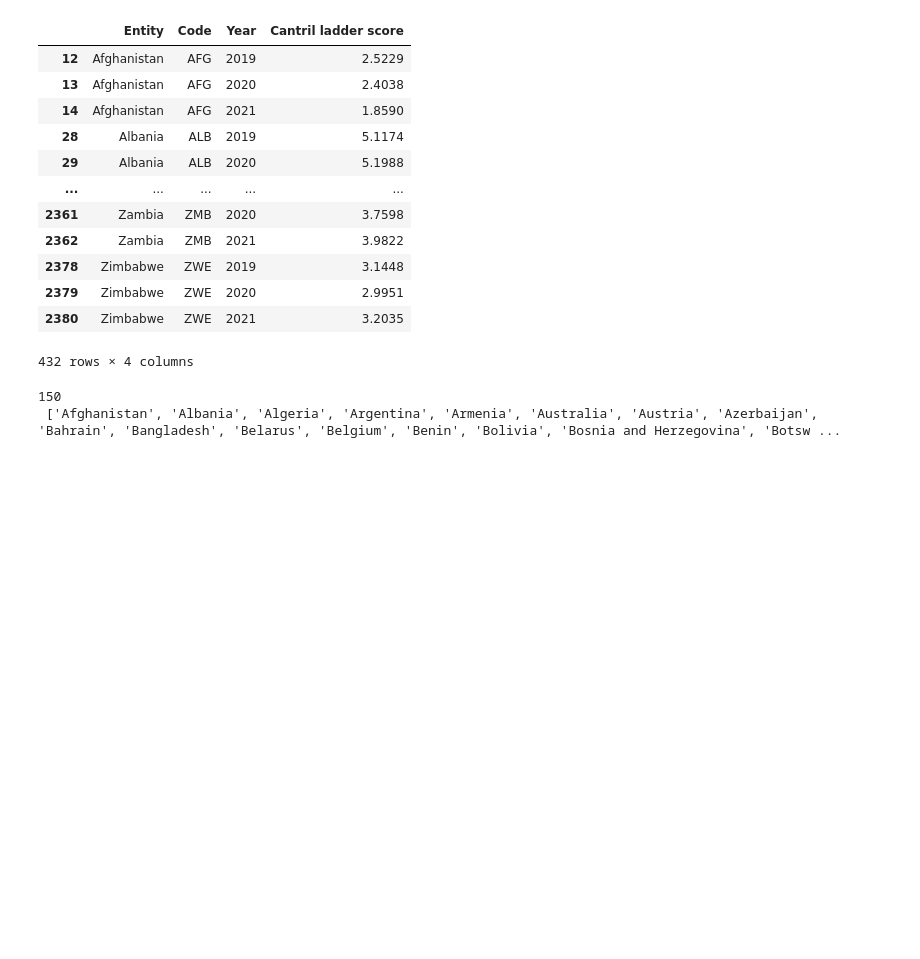
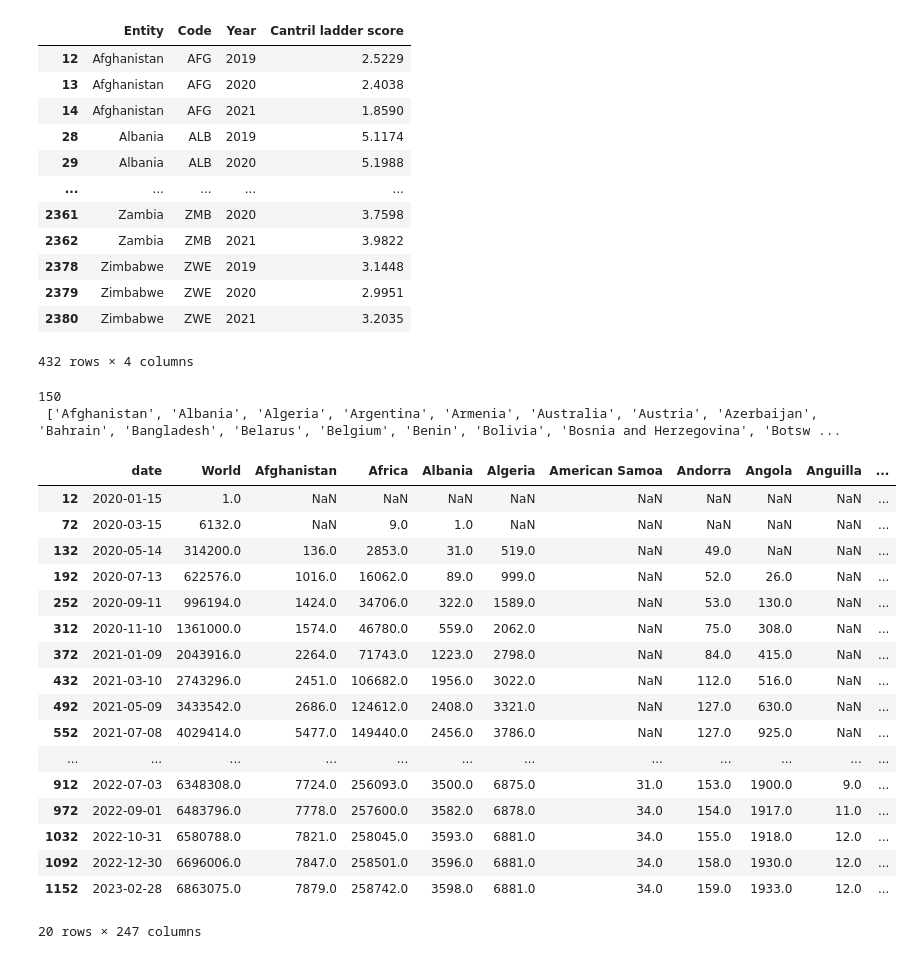
Before and after one commit to zadkhan/BigData_FinalProject, a Jupyter notebook: World Happiness.ipynb, the cells around one changed output. Cells and saved outputs as stored; diff of their text form; code cells hidden in the pictures; blank space fills up the shorter version.

```diff
--- a/World Happiness.ipynb
+++ b/World Happiness.ipynb
@@ -40,3 +38,30 @@ print(len(arr), '\n', arr)
 # %% [output]
 150
  ['Afghanistan', 'Albania', 'Algeria', 'Argentina', 'Armenia', 'Australia', 'Austria', 'Azerbaijan', 'Bahrain', 'Bangladesh', 'Belarus', 'Belgium', 'Benin', 'Bolivia', 'Bosnia and Herzegovina', 'Botsw ...
+# %%
+data = pandas.read_csv("total_deaths.csv")
+df = pandas.DataFrame(data)
+# %%
+df = df.iloc[12:]
+df = df.iloc[::60, :]
+# %%
+df
+# %% [output]
+|  | date | World | Afghanistan | Africa | Albania | Algeria | American Samoa | Andorra | Angola | Anguilla | ... |
+| 12 | 2020-01-15 | 1.0 | NaN | NaN | NaN | NaN | NaN | NaN | NaN | NaN | ... |
+| 72 | 2020-03-15 | 6132.0 | NaN | 9.0 | 1.0 | NaN | NaN | NaN | NaN | NaN | ... |
+| 132 | 2020-05-14 | 314200.0 | 136.0 | 2853.0 | 31.0 | 519.0 | NaN | 49.0 | NaN | NaN | ... |
+| 192 | 2020-07-13 | 622576.0 | 1016.0 | 16062.0 | 89.0 | 999.0 | NaN | 52.0 | 26.0 | NaN | ... |
+| 252 | 2020-09-11 | 996194.0 | 1424.0 | 34706.0 | 322.0 | 1589.0 | NaN | 53.0 | 130.0 | NaN | ... |
+| 312 | 2020-11-10 | 1361000.0 | 1574.0 | 46780.0 | 559.0 | 2062.0 | NaN | 75.0 | 308.0 | NaN | ... |
+| 372 | 2021-01-09 | 2043916.0 | 2264.0 | 71743.0 | 1223.0 | 2798.0 | NaN | 84.0 | 415.0 | NaN | ... |
+| 432 | 2021-03-10 | 2743296.0 | 2451.0 | 106682.0 | 1956.0 | 3022.0 | NaN | 112.0 | 516.0 | NaN | ... |
+| 492 | 2021-05-09 | 3433542.0 | 2686.0 | 124612.0 | 2408.0 | 3321.0 | NaN | 127.0 | 630.0 | NaN | ... |
+| 552 | 2021-07-08 | 4029414.0 | 5477.0 | 149440.0 | 2456.0 | 3786.0 | NaN | 127.0 | 925.0 | NaN | ... |
+| ... | ... | ... | ... | ... | ... | ... | ... | ... | ... | ... | ... |
+| 912 | 2022-07-03 | 6348308.0 | 7724.0 | 256093.0 | 3500.0 | 6875.0 | 31.0 | 153.0 | 1900.0 | 9.0 | ... |
+| 972 | 2022-09-01 | 6483796.0 | 7778.0 | 257600.0 | 3582.0 | 6878.0 | 34.0 | 154.0 | 1917.0 | 11.0 | ... |
+| 1032 | 2022-10-31 | 6580788.0 | 7821.0 | 258045.0 | 3593.0 | 6881.0 | 34.0 | 155.0 | 1918.0 | 12.0 | ... |
+| 1092 | 2022-12-30 | 6696006.0 | 7847.0 | 258501.0 | 3596.0 | 6881.0 | 34.0 | 158.0 | 1930.0 | 12.0 | ... |
+| 1152 | 2023-02-28 | 6863075.0 | 7879.0 | 258742.0 | 3598.0 | 6881.0 | 34.0 | 159.0 | 1933.0 | 12.0 | ... |
+20 rows × 247 columns
```
Also changed, not shown: parts of 4 cells of this notebook, 1 other file.
